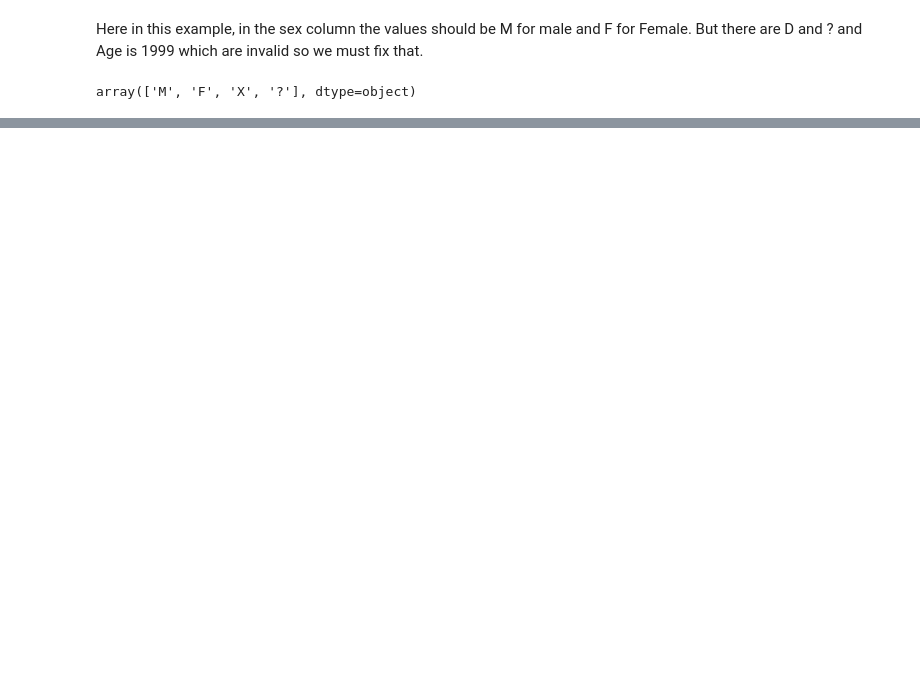
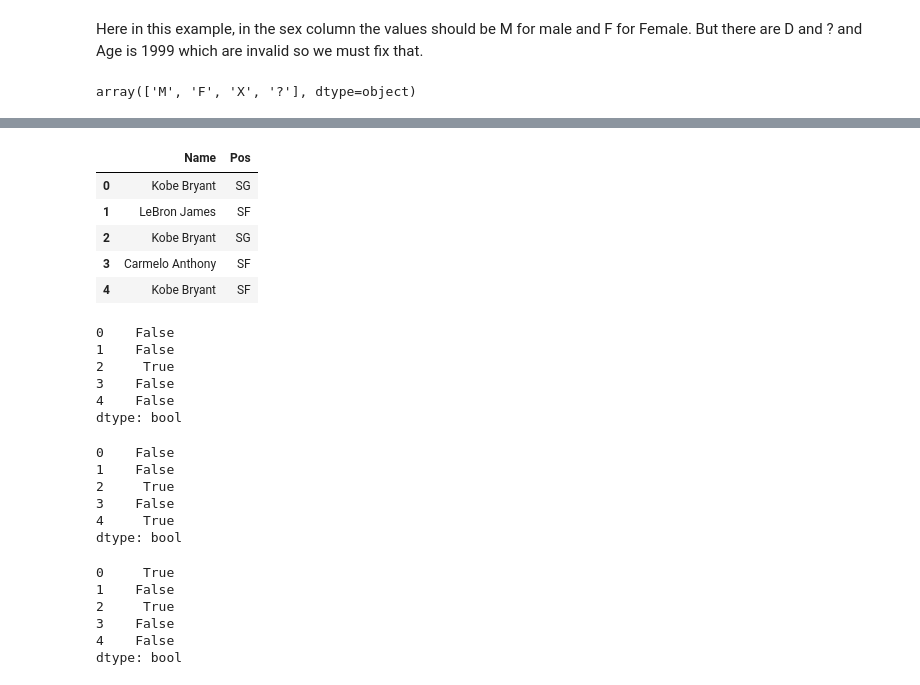
Before and after one commit to P-Pokharel/learning-data-analysis, a Jupyter notebook: data_cleaning.ipynb, the cells around one changed output, grey strips where cells are left out. Saved outputs shown, nothing was run; the diff lists cells and outputs as text; code cells hidden in the pictures; blank space fills up the shorter version.

```diff
--- a/data_cleaning.ipynb
+++ b/data_cleaning.ipynb
@@ -224,0 +316,53 @@ df
+# %%
+players = pd.DataFrame({
+    'Name': [
+        'Kobe Bryant',
+        'LeBron James',
+        'Kobe Bryant',
+        'Carmelo Anthony',
+        'Kobe Bryant',
+    ],
+    'Pos': [
+        'SG',
+        'SF',
+        'SG',
+        'SF',
+        'SF'
+    ]
+})
+# %%
+players
+# %% [output]
+|  | Name | Pos |
+| 0 | Kobe Bryant | SG |
+| 1 | LeBron James | SF |
+| 2 | Kobe Bryant | SG |
+| 3 | Carmelo Anthony | SF |
+| 4 | Kobe Bryant | SF |
+# %%
+players.duplicated()
+# %% [output]
+0    False
+1    False
+2     True
+3    False
+4    False
+dtype: bool
+# %%
+players.duplicated(subset=['Name'])
+# %% [output]
+0    False
+1    False
+2     True
+3    False
+4     True
+dtype: bool
+# %%
+players.duplicated(subset=['Name'], keep='last')
+# %% [output]
+0     True
+1    False
+2     True
+3    False
+4    False
+dtype: bool
```
Also changed, not shown: parts of 13 cells of this notebook.
